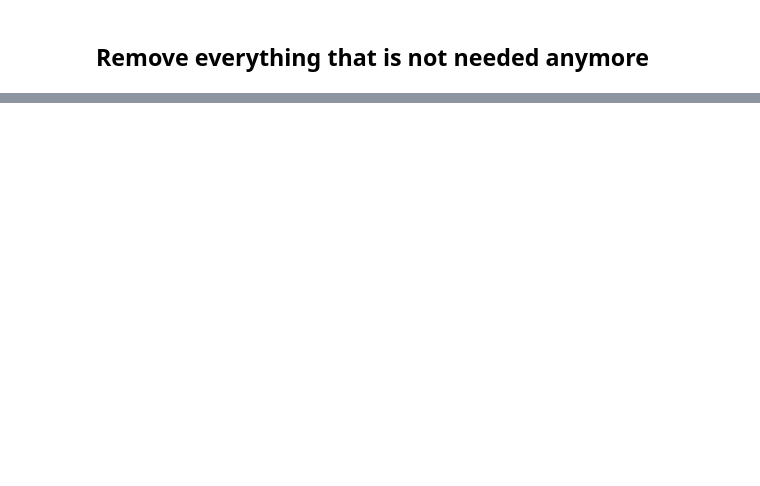
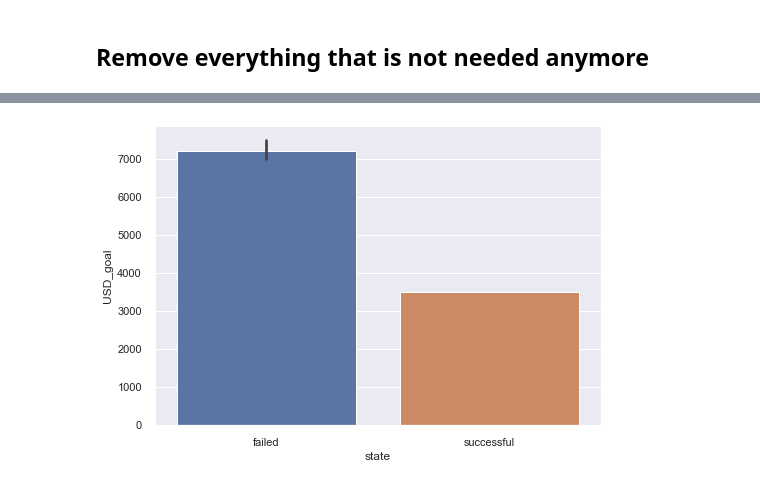
Before and after one commit to skrutzky/Project-2_Kickstarter, a Jupyter notebook: DS-Project-2_Kickstarter.ipynb, the cells around one changed output, grey strips where cells are left out. Drawn from its saved outputs; the diff is of its cells as text; code cells hidden in the pictures; blank space fills up the shorter version.

```diff
--- a/DS-Project-2_Kickstarter.ipynb
+++ b/DS-Project-2_Kickstarter.ipynb
@@ -405,0 +767,4 @@ Index(['backers_count', 'country', 'created_at', 'currency',
+# %%
+ax = sns.barplot(x="state", y="USD_goal", data=train_data, estimator=median)
+# %% [output]
+[figure, added]
```
Also changed, not shown: parts of 148 cells of this notebook.
